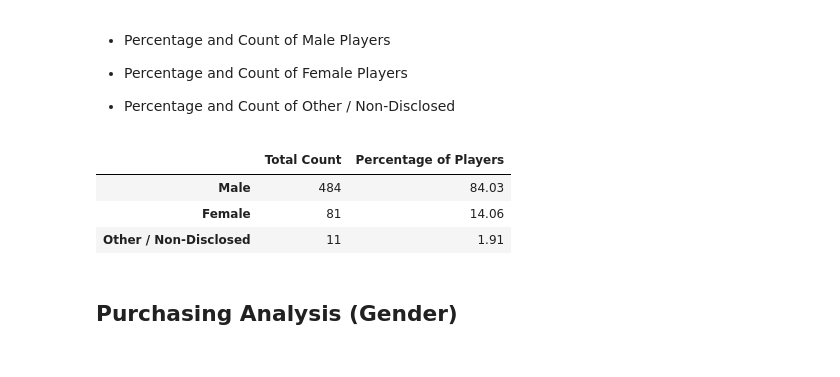
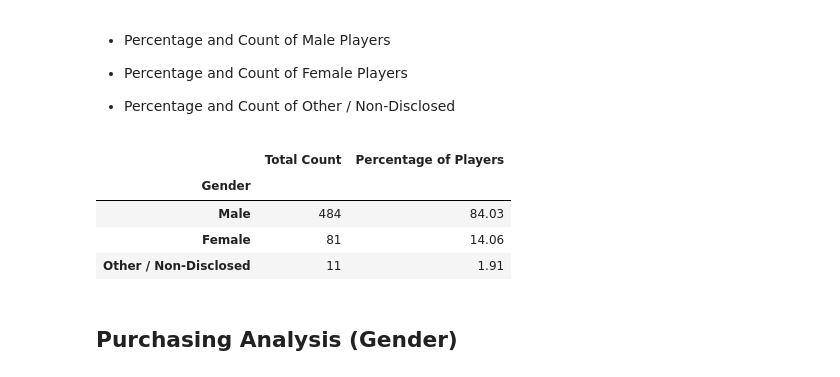
Before and after one commit to yduong3/Winter2019_Data_Analytics, a Jupyter notebook: 04_Pandas/HeroesOfPymoli/HeroesOfPymoli_YenD.ipynb, the cells around one changed output. Drawn from its saved outputs; the diff is of its cells as text; code cells hidden in the pictures.

```diff
--- a/04_Pandas/HeroesOfPymoli/HeroesOfPymoli_YenD.ipynb
+++ b/04_Pandas/HeroesOfPymoli/HeroesOfPymoli_YenD.ipynb
@@ -83,26 +86,22 @@ purchase_analysis
 
 
 * Percentage and Count of Other / Non-Disclosed
-# %%
-gender = purchase_data[["SN", "Gender"]]
-
-gender = gender.drop_duplicates()
-
-counts = gender["Gender"].value_counts()
-
-total_counts = [counts[0],counts[1],counts[2]]
-percents = [((counts[0]/players)*100).round(2),((counts[1]/players)*100).round(2),((counts[2]/players)*100).round(2)]
-
-gender_demo = pd.DataFrame({"Total Count": total_counts, "Percentage of Players": percents})
-
-gender_demo.index = (["Male", "Female", "Other / Non-Disclosed"])
-
-gender_demo
-# %% [output]
-|  | Total Count | Percentage of Players |
-| Male | 484 | 84.03 |
-| Female | 81 | 14.06 |
-| Other / Non-Disclosed | 11 | 1.91 |
+# %%
+total_count_gender = purchase_data.groupby("Gender")["SN"].nunique()
+
+percentage_of_players = ((total_count_gender/players)*100).round(2)
+
+gender_demo = pd.DataFrame({"Total Count": total_count_gender, "Percentage of Players": percentage_of_players})
+
+gender_demo = gender_demo.sort_values("Total Count", ascending = False)
+
+gender_demo
+# %% [output]
+|  | Total Count | Percentage of Players |
+| Gender |  |  |
+| Male | 484 | 84.03 |
+| Female | 81 | 14.06 |
+| Other / Non-Disclosed | 11 | 1.91 |
 # %% [markdown]
 
 ## Purchasing Analysis (Gender)
```
Also changed, not shown: parts of 5 cells of this notebook.
